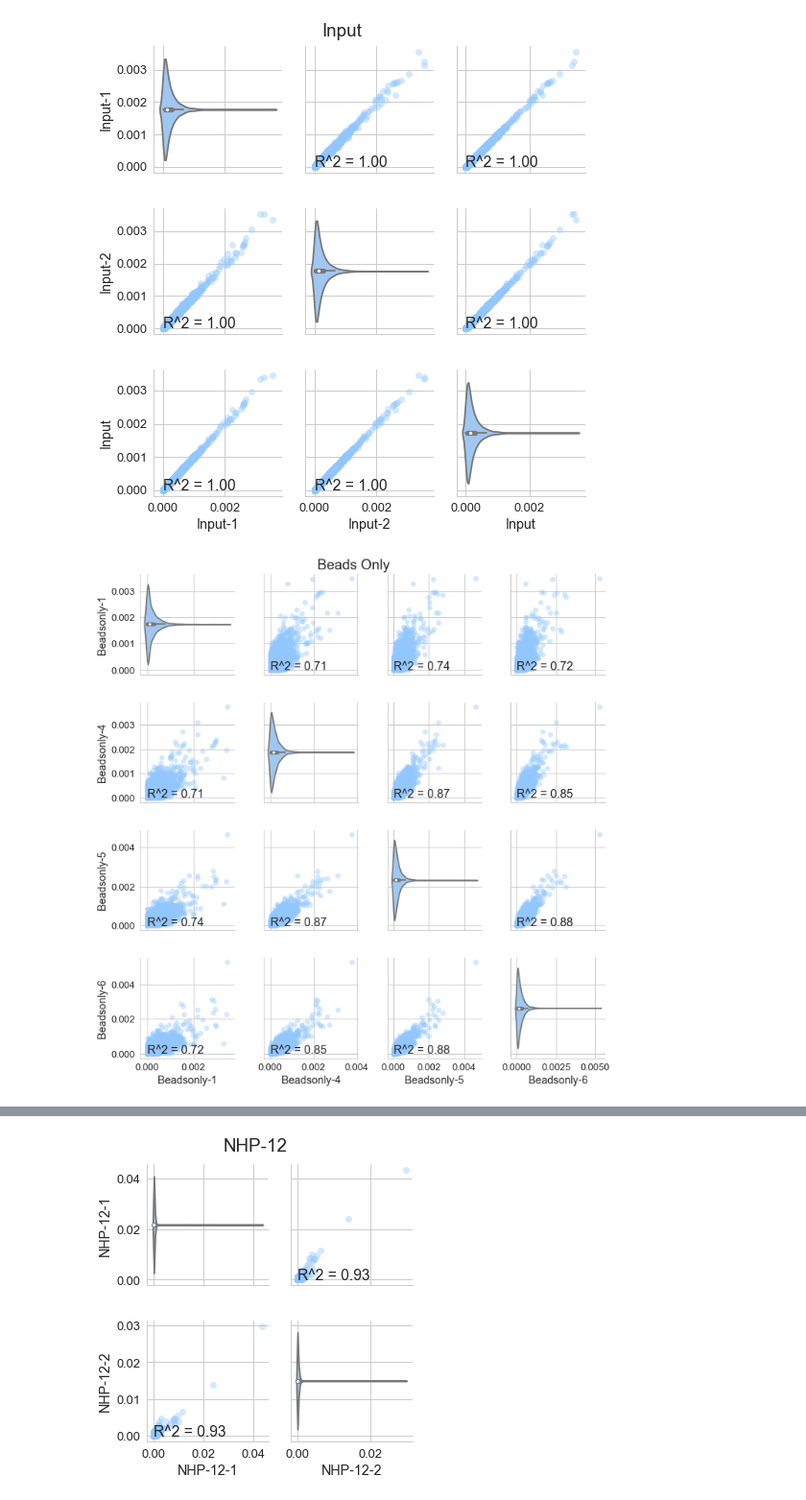
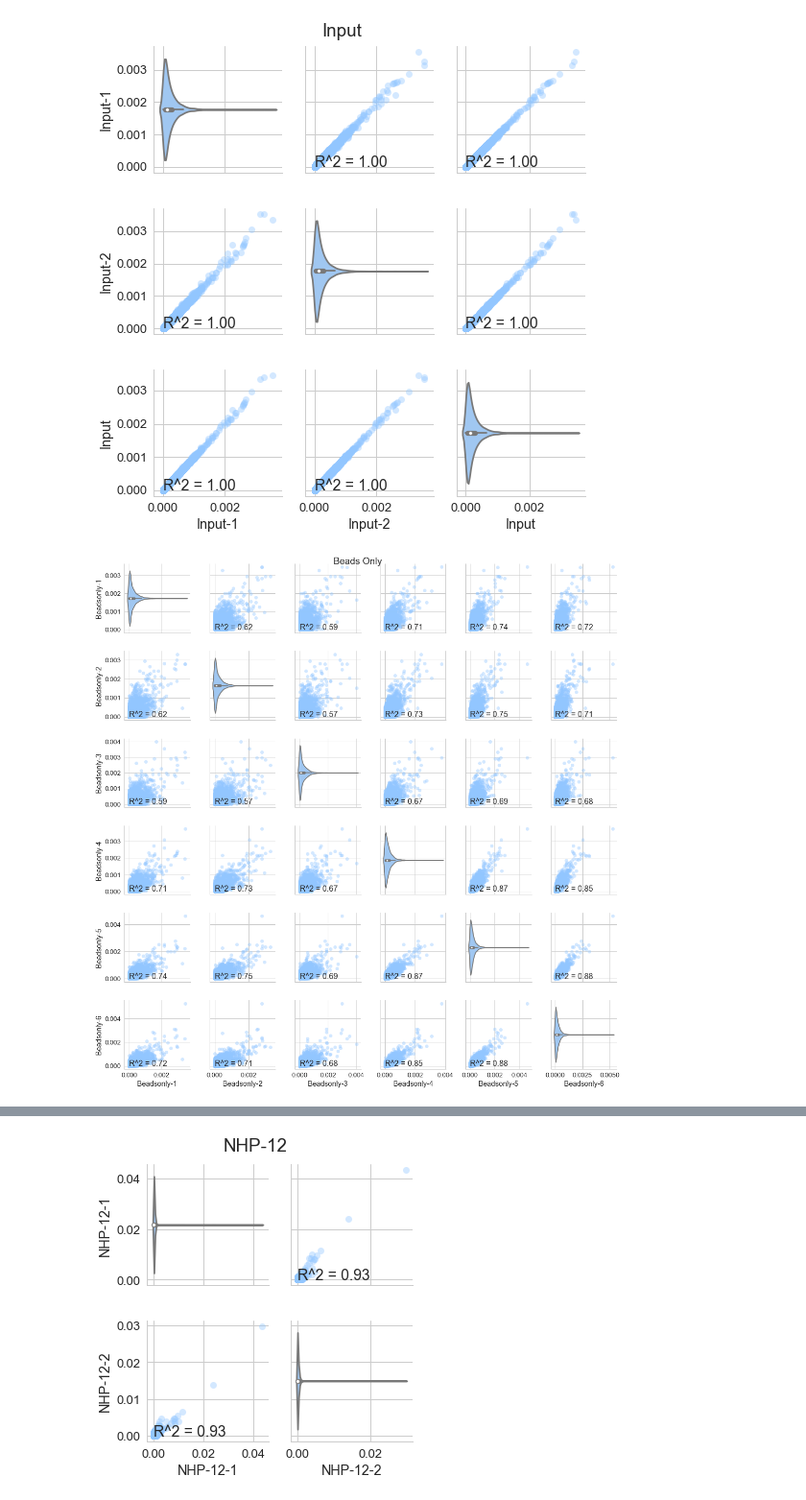
Before and after one commit to sidneymbell/phipseq, a Jupyter notebook: scripts/standardize-cleanup-aggregate-counts.ipynb, the cells around one changed output, grey strips where cells are left out. Shown at 96% size. Saved outputs shown, nothing was run; the diff lists cells and outputs as text; code cells hidden in the pictures.

Commit message:
Sanity check controls, drop messy replicates

```diff
--- a/scripts/standardize-cleanup-aggregate-counts.ipynb
+++ b/scripts/standardize-cleanup-aggregate-counts.ipynb
@@ -66,10 +61,8 @@ def compare_replicates(df, columns, title):
     plt.show()
 # %%
 ## Sanity check the controls
-bkgd_ctrl.drop(['Beadsonly-2', 'Beadsonly-3'], axis=1, inplace=True) # Funky replicates
-
 compare_replicates(input_ctrl, None, 'Input')
 compare_replicates(bkgd_ctrl, None, 'Beads Only')
 # %% [output]
 [figure]
-[figure, old version]
+[figure, new version]
```
Also changed, not shown: parts of 12 cells of this notebook.
